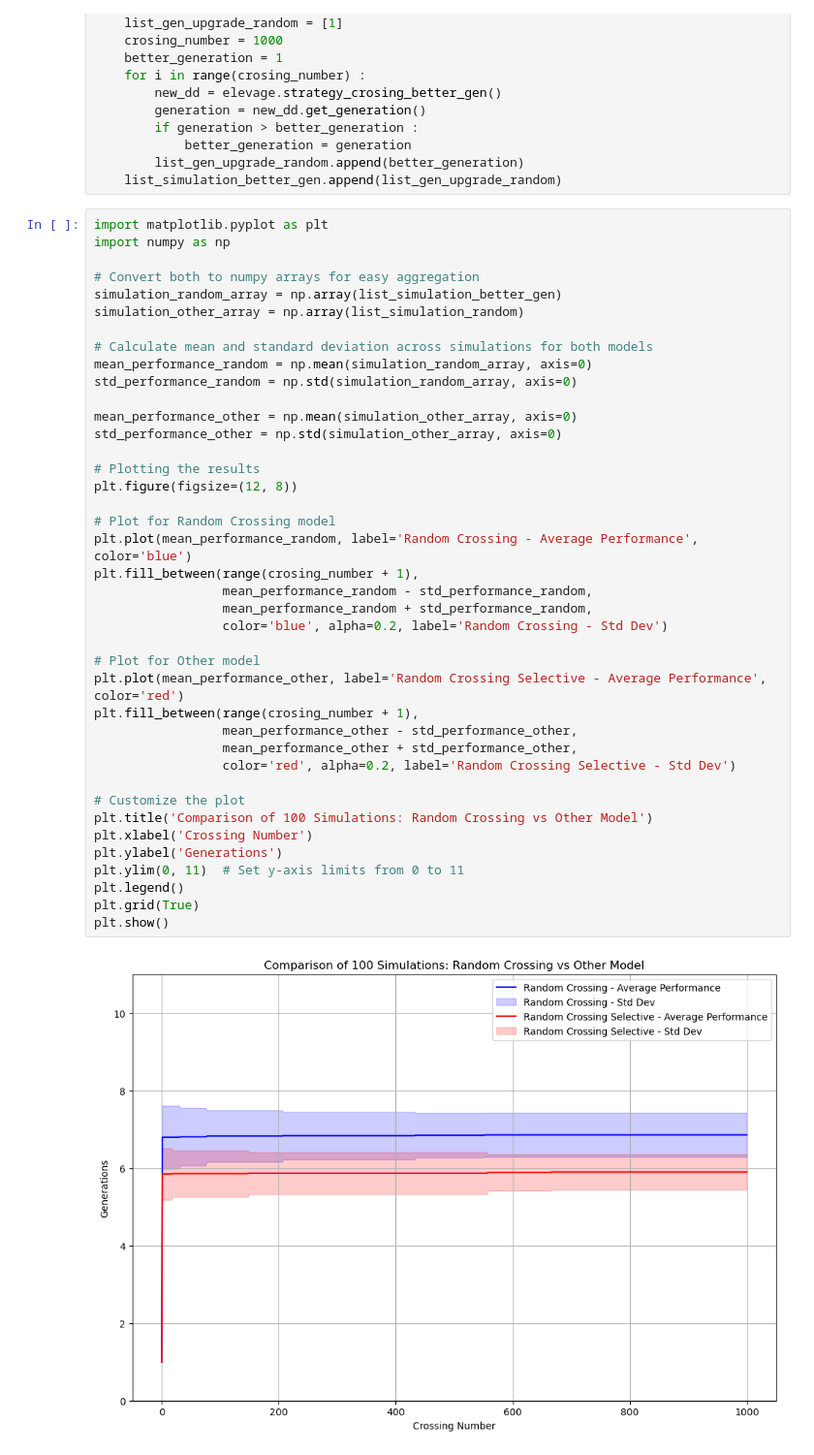
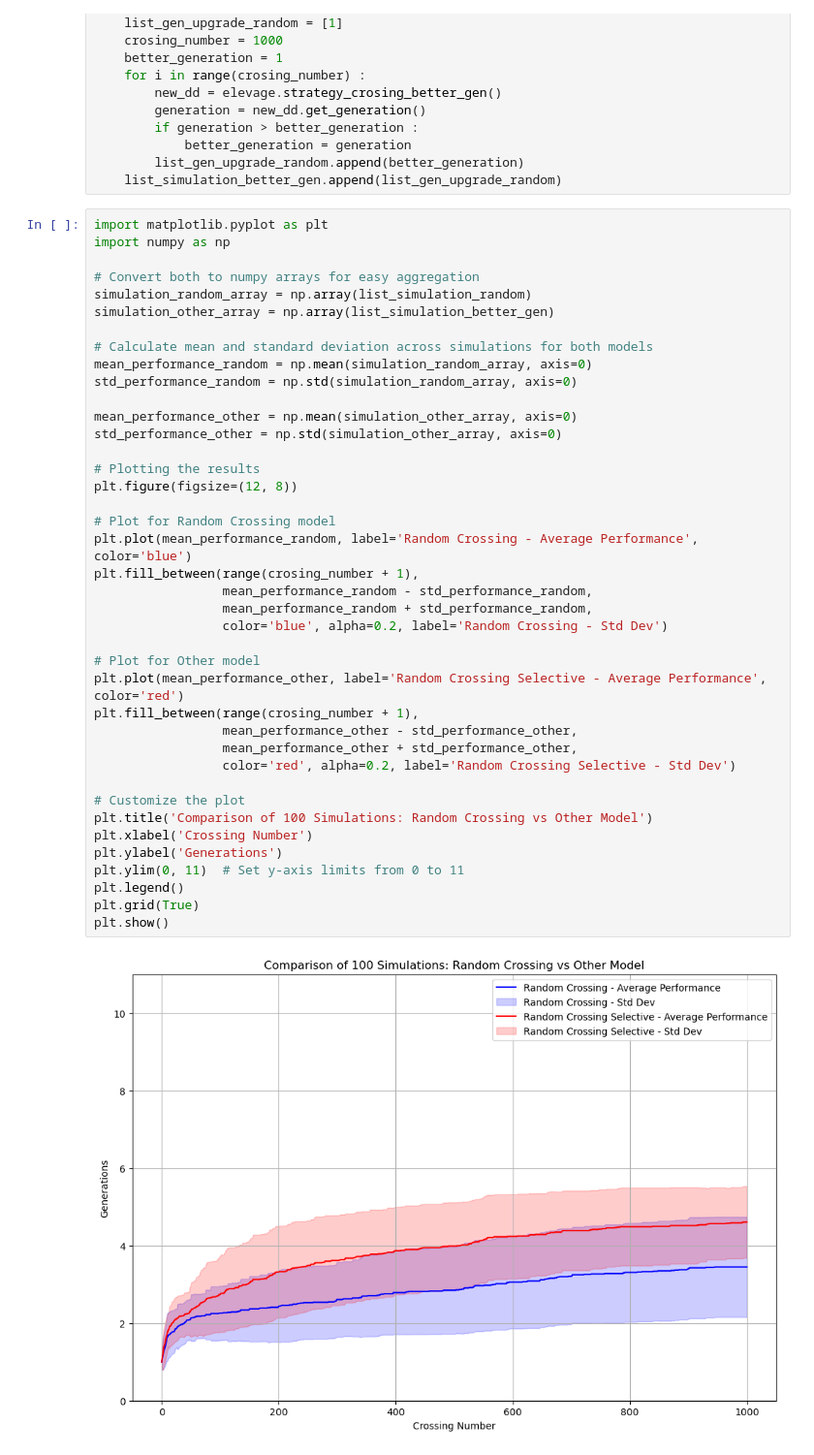
Before and after one commit to alexandreolives/Bot_repro_dd_dofus, a Jupyter notebook: model.ipynb, the cells around one changed output. Shown at 97% size. Cells and saved outputs as stored; diff of their text form.

Commit message:
add plot

```diff
--- a/model.ipynb
+++ b/model.ipynb
@@ -196,8 +196,8 @@ import matplotlib.pyplot as plt
 import numpy as np
 
 # Convert both to numpy arrays for easy aggregation
-simulation_random_array = np.array(list_simulation_better_gen)
-simulation_other_array = np.array(list_simulation_random)
+simulation_random_array = np.array(list_simulation_random)
+simulation_other_array = np.array(list_simulation_better_gen)
 
 # Calculate mean and standard deviation across simulations for both models
 mean_performance_random = np.mean(simulation_random_array, axis=0)
@@ -205,31 +205,31 @@ std_performance_random = np.std(simulation_random_array, axis=0)
 
 mean_performance_other = np.mean(simulation_other_array, axis=0)
 std_performance_other = np.std(simulation_other_array, axis=0)
 
 # Plotting the results
 plt.figure(figsize=(12, 8))
 
 # Plot for Random Crossing model
 plt.plot(mean_performance_random, label='Random Crossing - Average Performance', color='blue')
 plt.fill_between(range(crosing_number + 1),
                  mean_performance_random - std_performance_random,
                  mean_performance_random + std_performance_random,
                  color='blue', alpha=0.2, label='Random Crossing - Std Dev')
 
 # Plot for Other model
 plt.plot(mean_performance_other, label='Random Crossing Selective - Average Performance', color='red')
 plt.fill_between(range(crosing_number + 1),
                  mean_performance_other - std_performance_other,
                  mean_performance_other + std_performance_other,
                  color='red', alpha=0.2, label='Random Crossing Selective - Std Dev')
 
 # Customize the plot
 plt.title('Comparison of 100 Simulations: Random Crossing vs Other Model')
 plt.xlabel('Crossing Number')
 plt.ylabel('Generations')
 plt.ylim(0, 11)  # Set y-axis limits from 0 to 11
 plt.legend()
 plt.grid(True)
 plt.show()
 # %% [output]
-[figure, old version]
+[figure, new version]
```
Also changed, not shown: 1 other file.
